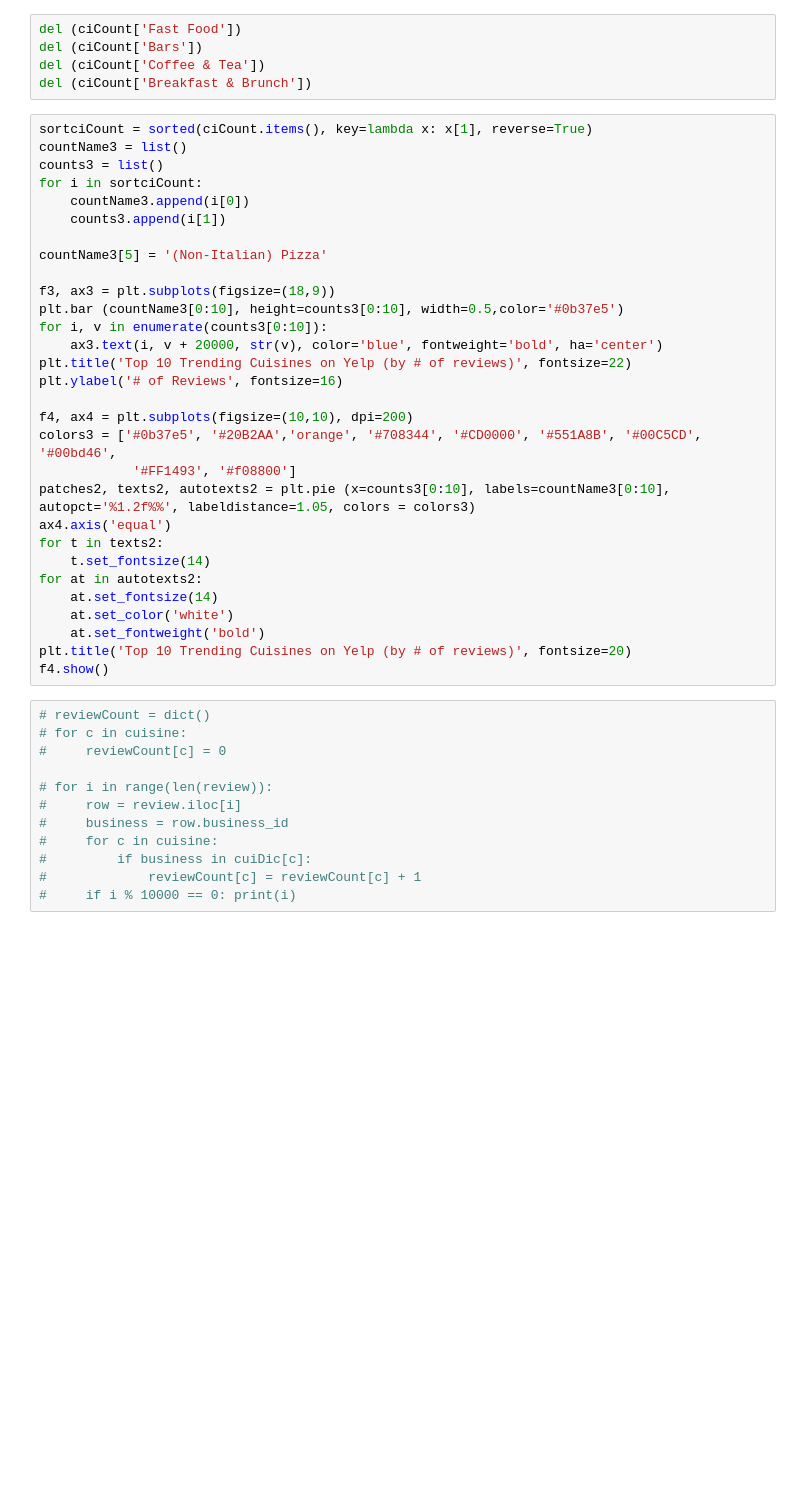
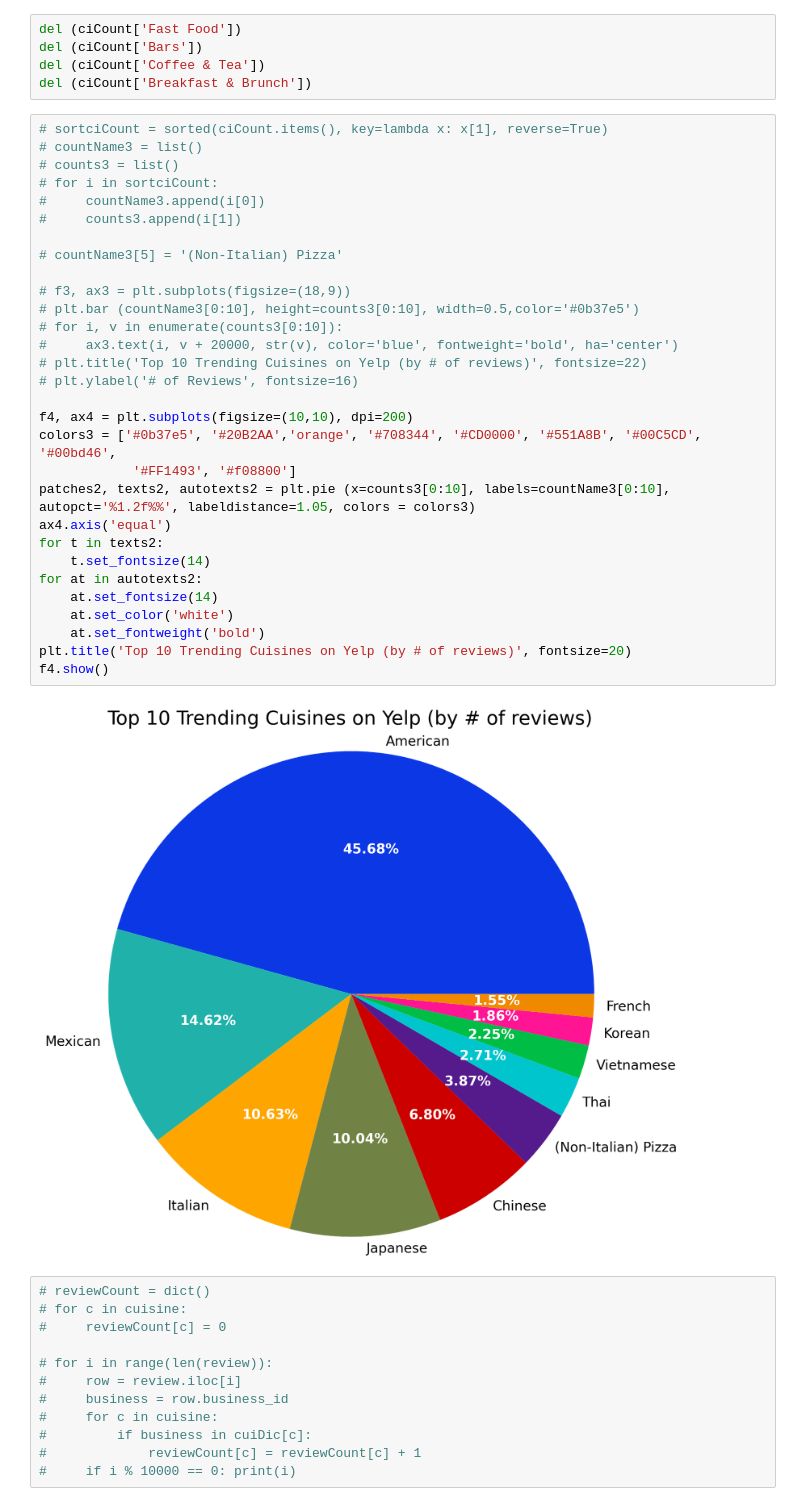
Before and after one commit to bill9108/ECE143_Team1, a Jupyter notebook: Trending_Cuisines.ipynb, the cells around one changed output. Saved outputs shown, nothing was run; the diff lists cells and outputs as text; blank space fills up the shorter version.

```diff
--- a/Trending_Cuisines.ipynb
+++ b/Trending_Cuisines.ipynb
@@ -125,35 +125,37 @@ del (ciCount['Bars'])
 del (ciCount['Coffee & Tea'])
 del (ciCount['Breakfast & Brunch'])
 # %%
-sortciCount = sorted(ciCount.items(), key=lambda x: x[1], reverse=True)
-countName3 = list()
-counts3 = list()
-for i in sortciCount:
-    countName3.append(i[0])
-    counts3.append(i[1])
+# sortciCount = sorted(ciCount.items(), key=lambda x: x[1], reverse=True)
+# countName3 = list()
+# counts3 = list()
+# for i in sortciCount:
+#     countName3.append(i[0])
+#     counts3.append(i[1])
 
-countName3[5] = '(Non-Italian) Pizza'
+# countName3[5] = '(Non-Italian) Pizza'
 
-f3, ax3 = plt.subplots(figsize=(18,9))
-plt.bar (countName3[0:10], height=counts3[0:10], width=0.5,color='#0b37e5')
-for i, v in enumerate(counts3[0:10]):
-    ax3.text(i, v + 20000, str(v), color='blue', fontweight='bold', ha='center')
-plt.title('Top 10 Trending Cuisines on Yelp (by # of reviews)', fontsize=22)
-plt.ylabel('# of Reviews', fontsize=16)
+# f3, ax3 = plt.subplots(figsize=(18,9))
+# plt.bar (countName3[0:10], height=counts3[0:10], width=0.5,color='#0b37e5')
+# for i, v in enumerate(counts3[0:10]):
+#     ax3.text(i, v + 20000, str(v), color='blue', fontweight='bold', ha='center')
+# plt.title('Top 10 Trending Cuisines on Yelp (by # of reviews)', fontsize=22)
+# plt.ylabel('# of Reviews', fontsize=16)
 
 f4, ax4 = plt.subplots(figsize=(10,10), dpi=200)
 colors3 = ['#0b37e5', '#20B2AA','orange', '#708344', '#CD0000', '#551A8B', '#00C5CD', '#00bd46',
             '#FF1493', '#f08800']
 patches2, texts2, autotexts2 = plt.pie (x=counts3[0:10], labels=countName3[0:10], autopct='%1.2f%%', labeldistance=1.05, colors = colors3)
 ax4.axis('equal')
 for t in texts2:
     t.set_fontsize(14)
 for at in autotexts2:
     at.set_fontsize(14)
     at.set_color('white')
     at.set_fontweight('bold')
 plt.title('Top 10 Trending Cuisines on Yelp (by # of reviews)', fontsize=20)
 f4.show()
+# %% [output]
+[figure, added]
 # %%
 # reviewCount = dict()
 # for c in cuisine:
```
Also changed, not shown: parts of 10 cells of this notebook, 2 other files.
